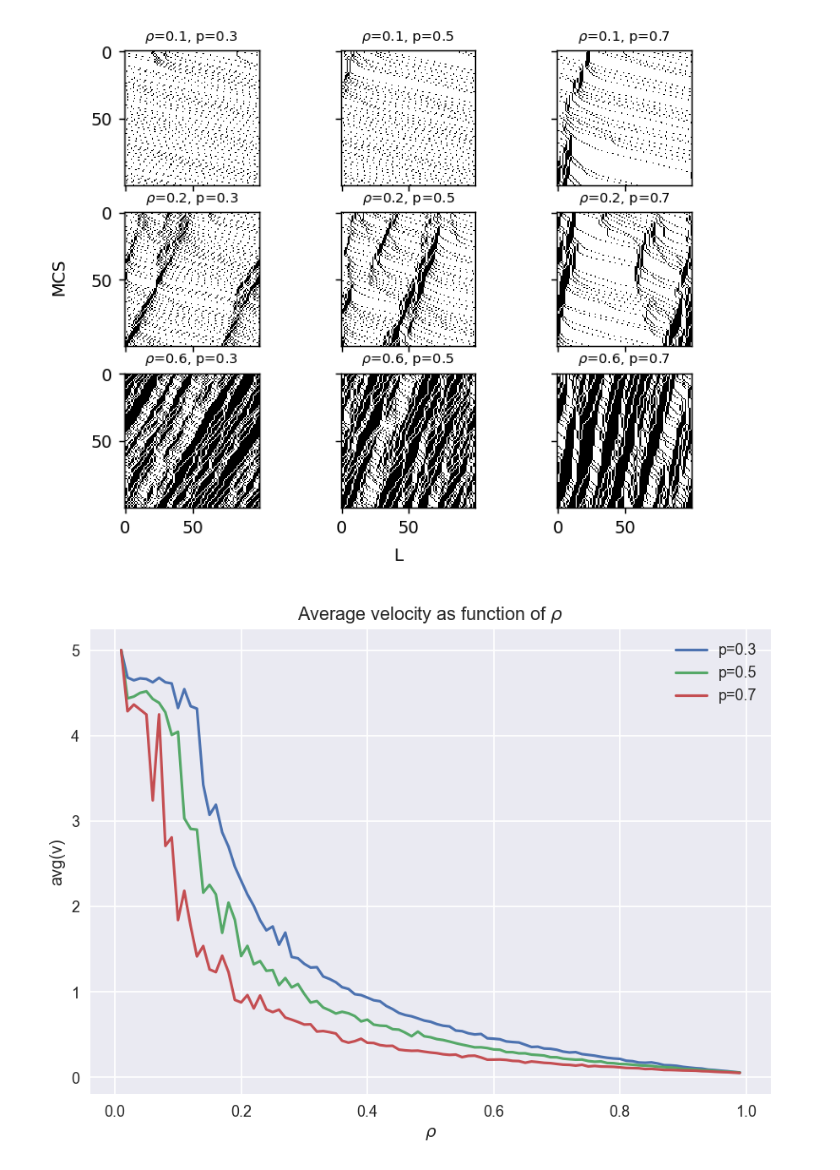
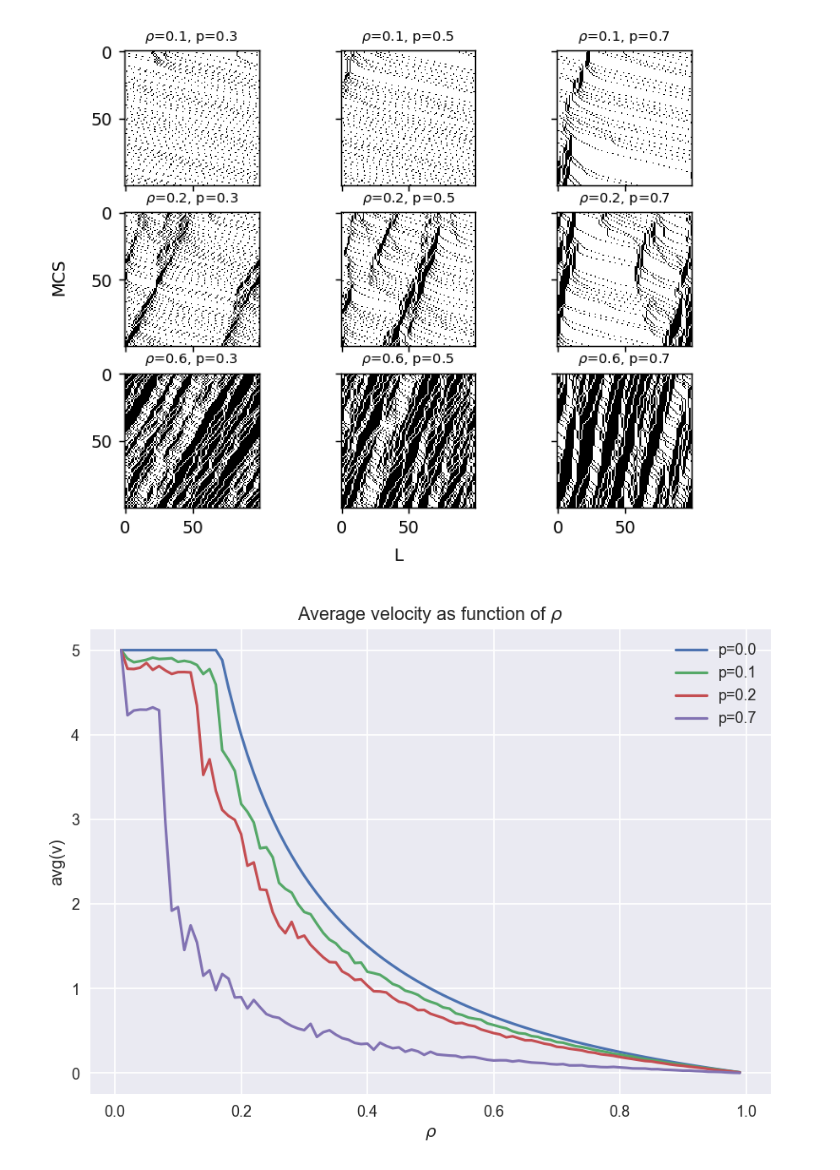
Before and after one commit to adamaj99pwr/ABM, a Jupyter notebook: List4/list4.ipynb, the cells around one changed output. Drawn from its saved outputs; the diff is of its cells as text; code cells hidden in the pictures.

```diff
--- a/List4/list4.ipynb
+++ b/List4/list4.ipynb
@@ -106,25 +106,26 @@ plt.show()
 [figure]
 # %%
 rhos = np.arange(0.01, 1, 0.01)
-ps = [0.3, 0.5, 0.7]
+ps = [0.0, 0.1, 0.2, 0.7]
 vs = {}
 
 for i, p in enumerate(ps):
     avgVelocities = np.zeros(len(rhos))
     for j, rho in enumerate(rhos):
         T = Traffic(100, 5, rho)
-        _, avgV = T.simulate(100, p, measureV=True)
+        _, avgV = T.simulate(200, p, measureV=True)
         avgVelocities[j] = avgV
     vs[p] = avgVelocities
 # %%
 style.use('seaborn-v0_8')
-plt.plot(rhos, vs[0.3], label='p=0.3')
-plt.plot(rhos, vs[0.5], label='p=0.5')
+plt.plot(rhos, vs[0.0], label='p=0.0')
+plt.plot(rhos, vs[0.1], label='p=0.1')
+plt.plot(rhos, vs[0.2], label='p=0.2')
 plt.plot(rhos, vs[0.7], label='p=0.7')
 plt.legend()
 plt.title(r'Average velocity as function of $\rho$')
 plt.xlabel(r'$\rho$')
 plt.ylabel('avg(v)')
 plt.show()
 # %% [output]
-[figure, old version]
+[figure, new version]
```
Also changed, not shown: 2 other files.
